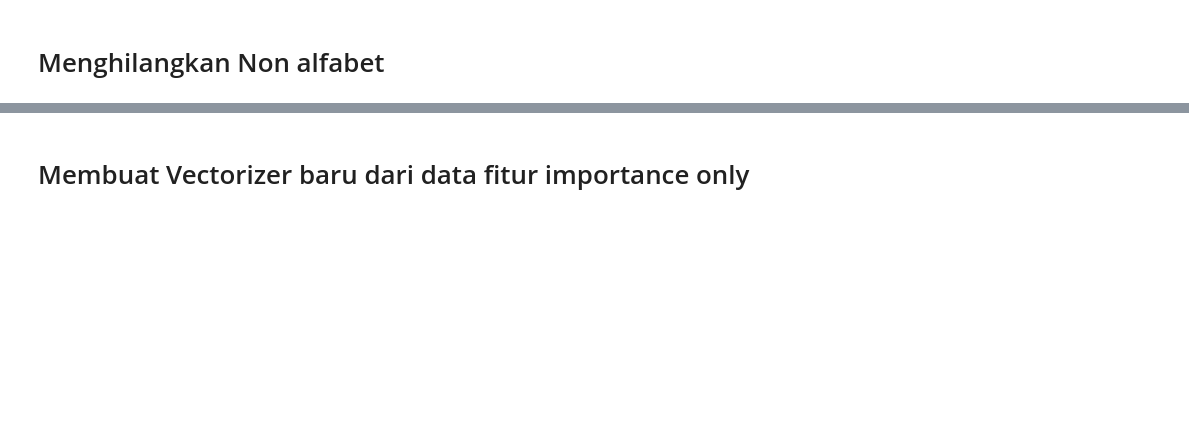
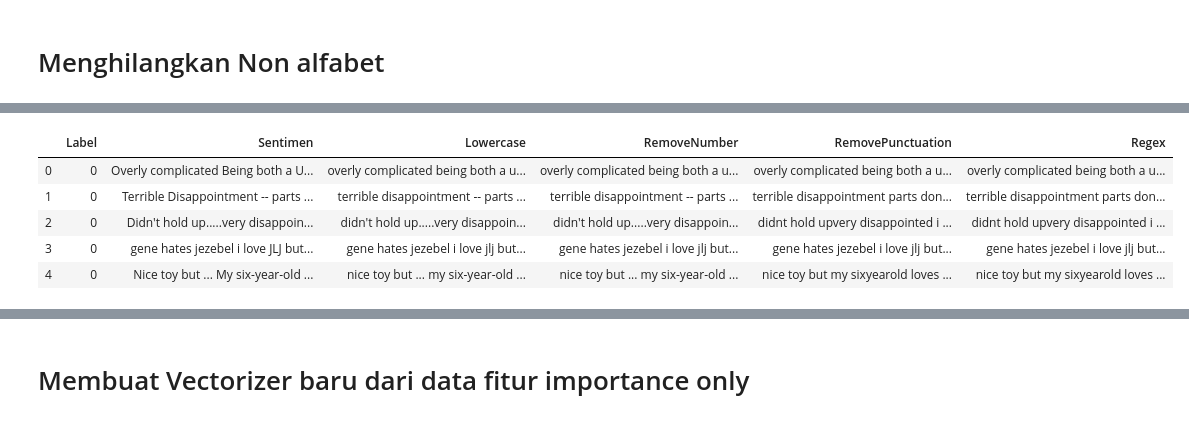
Before and after one commit to AhsanulQalbi/skripsiAnaconda, a Jupyter notebook: SkripsiTransferLearning(TFIDF Library).ipynb, the cells around one changed output, grey strips where cells are left out. Saved outputs shown, nothing was run; the diff lists cells and outputs as text; code cells hidden in the pictures; blank space fills up the shorter version.

```diff
--- a/SkripsiTransferLearning(TFIDF Library).ipynb
+++ b/SkripsiTransferLearning(TFIDF Library).ipynb
@@ -121,0 +188,3 @@ data_FaseRemoveNumber_Yelp.head()
+# %%
+data_Preprocessing_Amazon_Test['RemoveNumber'] = data_RemoveNumber_Amazon_Test
+data_Preprocessing_Amazon_Test.head()
@@ -160,0 +235,15 @@ data_FaseRemovePunctuation_Yelp.head()
+# %%
+iterator = 0
+data_RemovePunctuation_Amazon_Test = []
+
+data_RemovePunctuation_Yelp_Test = []
+
+while iterator < len(data_Preprocessing_Amazon_Test) :
+    data_RemovePunctuation_Amazon_Test.append(data_Preprocessing_Amazon_Test.RemoveNumber[iterator].translate(str.maketrans('','', string.punctuation)))
+    iterator = iterator + 1
+
+iterator = 0
+
+while iterator < len(data_Preprocessing_Yelp_Test) :
+    data_RemovePunctuation_Yelp_Test.append(data_Preprocessing_Yelp_Test.RemoveNumber[iterator].translate(str.maketrans('','', string.punctuation)))
+    iterator = iterator + 1
@@ -160,0 +260,3 @@ data_FaseRemovePunctuation_Yelp.head()
+# %%
+data_Preprocessing_Amazon_Test['RemovePunctuation'] = data_RemovePunctuation_Amazon_Test
+data_Preprocessing_Amazon_Test.head()
@@ -225,0 +309,17 @@ Vocabulary_Yelp = vectorizer_Yelp.get_feature_names()
+# %%
+iterator = 0
+
+data_Regex_alpabet_only_Amazon_Test = []
+
+data_Regex_alpabet_only_Yelp_Test = []
+
+
+while iterator < len(data_Preprocessing_Amazon_Test) :
+    data_Regex_alpabet_only_Amazon_Test.append(" ".join(re.findall("[a-zA-Z]+", data_Preprocessing_Amazon_Test.RemovePunctuation[iterator])))
+    iterator = iterator + 1
+
+iterator = 0
+
+while iterator < len(data_Preprocessing_Yelp_Test) :
+    data_Regex_alpabet_only_Yelp_Test.append(" ".join(re.findall(r"[a-zA-Z]+", data_Preprocessing_Yelp_Test.RemovePunctuation[iterator])))
+    iterator = iterator + 1
@@ -225,0 +336,10 @@ Vocabulary_Yelp = vectorizer_Yelp.get_feature_names()
+# %%
+data_Preprocessing_Amazon_Test['Regex'] = data_Regex_alpabet_only_Amazon_Test
+data_Preprocessing_Amazon_Test.head()
+# %% [output]
+|  | Label | Sentimen | Lowercase | RemoveNumber | RemovePunctuation | Regex |
+| 0 | 0 | Overly complicated Being both a U... | overly complicated being both a u... | overly complicated being both a u... | overly complicated being both a u... | overly complicated being both a u... |
+| 1 | 0 | Terrible Disappointment -- parts ... | terrible disappointment -- parts ... | terrible disappointment -- parts ... | terrible disappointment parts don... | terrible disappointment parts don... |
+| 2 | 0 | Didn't hold up.....very disappoin... | didn't hold up.....very disappoin... | didn't hold up.....very disappoin... | didnt hold upvery disappointed i ... | didnt hold upvery disappointed i ... |
+| 3 | 0 | gene hates jezebel i love JLJ but... | gene hates jezebel i love jlj but... | gene hates jezebel i love jlj but... | gene hates jezebel i love jlj but... | gene hates jezebel i love jlj but... |
+| 4 | 0 | Nice toy but ... My six-year-old ... | nice toy but ... my six-year-old ... | nice toy but ... my six-year-old ... | nice toy but my sixyearold loves ... | nice toy but my sixyearold loves ... |
```
Also changed, not shown: parts of 94 cells of this notebook, 5 other files.
